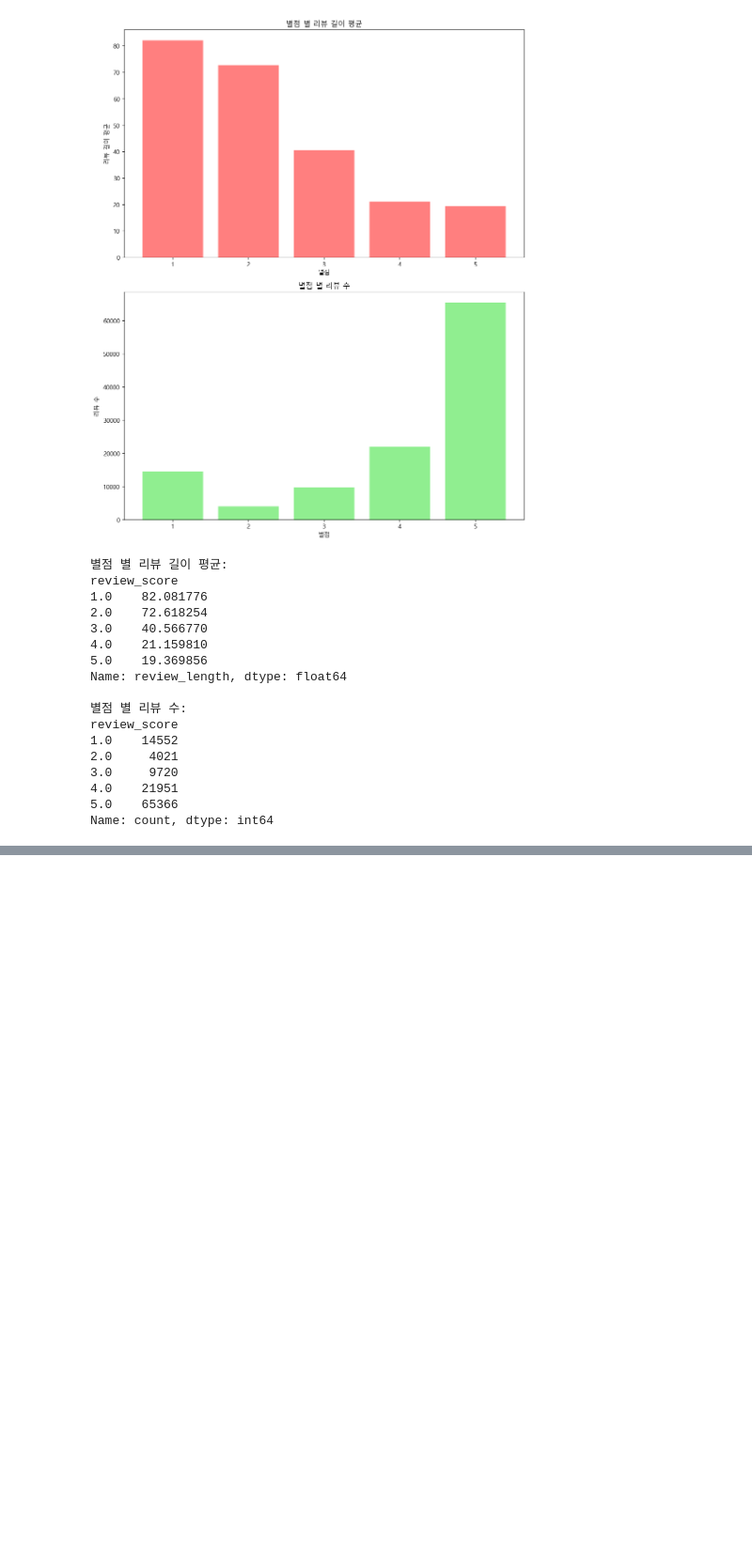
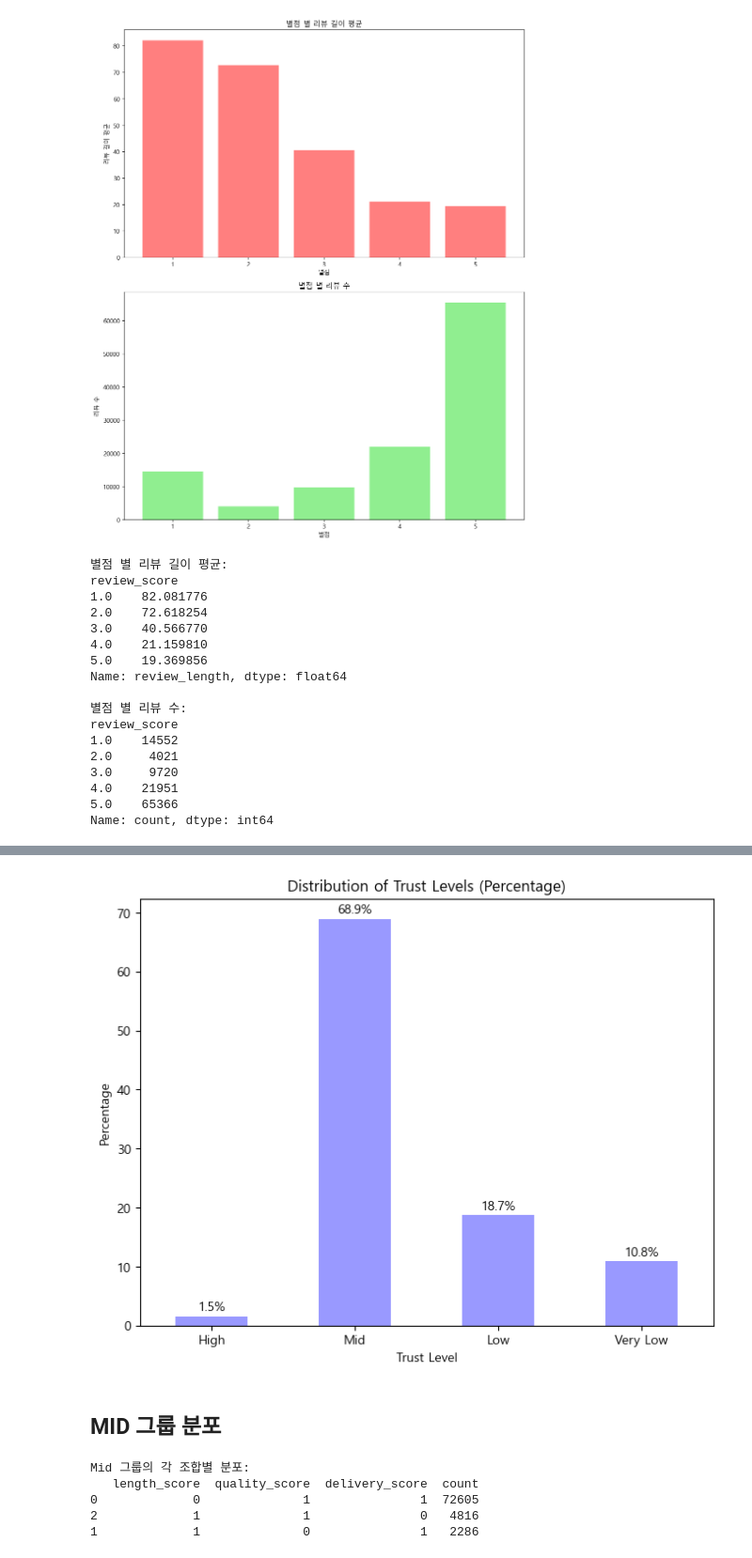
Before and after one commit to dothegee/ecommerce_project, a Jupyter notebook: code/review_comment_analysis2.ipynb, the cells around one changed output, grey strips where cells are left out. Shown at 94% size. Drawn from its saved outputs; the diff is of its cells as text; code cells hidden in the pictures; blank space fills up the shorter version.

```diff
--- a/code/review_comment_analysis2.ipynb
+++ b/code/review_comment_analysis2.ipynb
@@ -338,0 +295,36 @@ Index(['order_id', 'customer_id', 'order_status', 'order_purchase_timestamp',
+# %%
+trust_level_counts = df['trust_level'].value_counts(normalize=True) * 100
+trust_level_counts = trust_level_counts.reindex(['High', 'Mid', 'Low', 'Very Low'])
+# 퍼센트 분포 그래프 그리기
+plt.figure(figsize=(8, 6))
+trust_level_counts.plot(kind='bar', color='blue', alpha=0.4)
+plt.title('Distribution of Trust Levels (Percentage)')
+plt.xlabel('Trust Level')
+plt.ylabel('Percentage')
+plt.xticks(rotation=0)
+
+# 퍼센트 값 표시
+for i, value in enumerate(trust_level_counts):
+    plt.text(i, value + 1, f"{value:.1f}%", ha='center')
+
+plt.show()
+# %% [output]
+[figure, added]
+# %% [markdown]
+## MID 그룹 분포
+# %%
+# Mid 그룹 필터링
+mid_group = df[df['trust_level'] == 'Mid']
+
+# Mid 그룹의 조합 분포 계산
+mid_combinations = mid_group.groupby(['length_score', 'quality_score', 'delivery_score']).size().reset_index(name='count')
+mid_combinations = mid_combinations.sort_values(by='count', ascending=False)
+
+print("Mid 그룹의 각 조합별 분포:")
+print(mid_combinations)
+# %% [output]
+Mid 그룹의 각 조합별 분포:
+   length_score  quality_score  delivery_score  count
+0             0              1               1  72605
+2             1              1               0   4816
+1             1              0               1   2286
```
Also changed, not shown: parts of 17 cells of this notebook.
